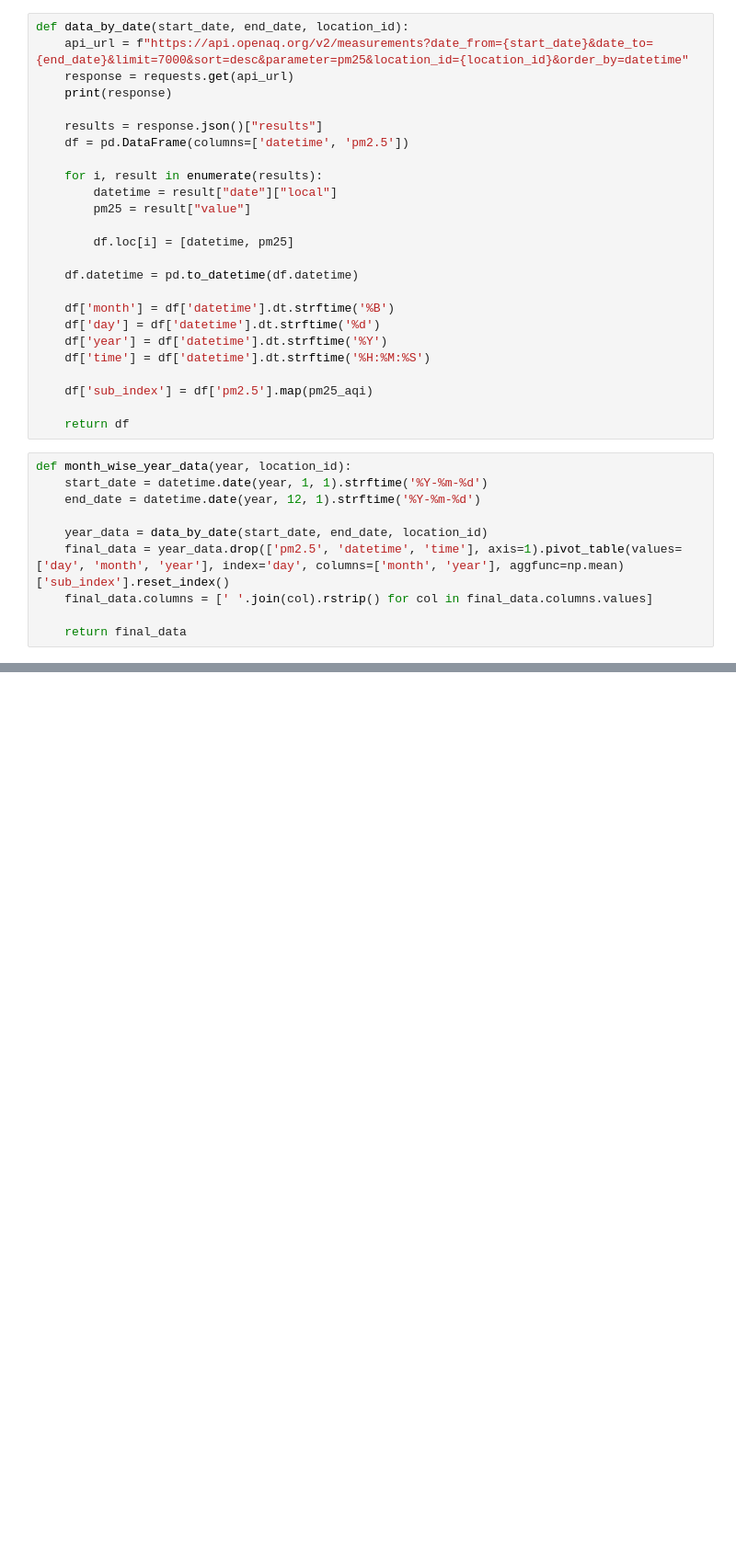
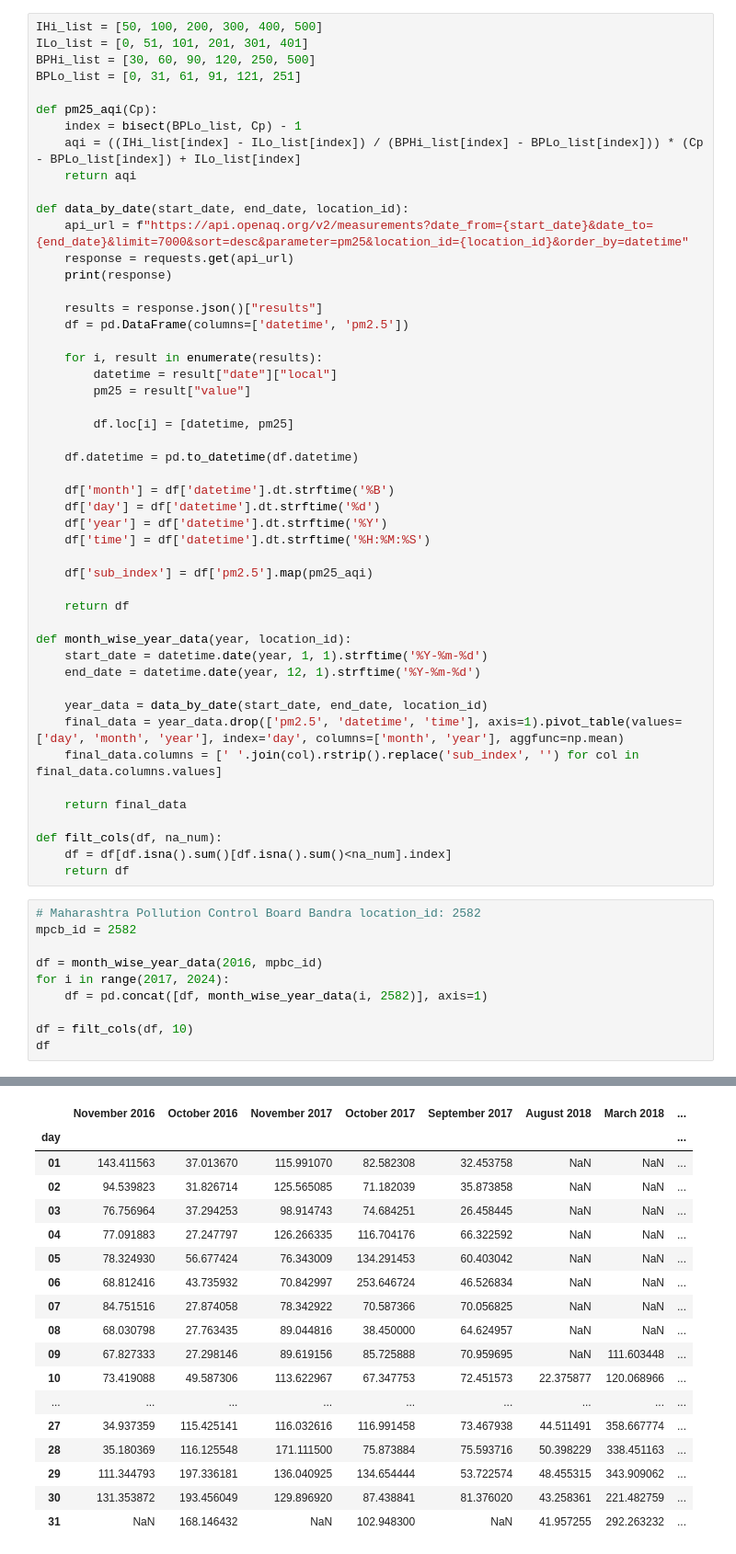
Before and after one commit to MercMayhem/Mumbai-Air-Pollution-analysis-and-AQI-forecasting, a Jupyter notebook: analysis.ipynb, the cells around one changed output, grey strips where cells are left out. Shown at 92% size. Cells and saved outputs as stored; diff of their text form; blank space fills up the shorter version.

```diff
--- a/analysis.ipynb
+++ b/analysis.ipynb
@@ -20,4 +12,14 @@ def pm25_aqi(Cp):
 # %%
+IHi_list = [50, 100, 200, 300, 400, 500]
+ILo_list = [0, 51, 101, 201, 301, 401]
+BPHi_list = [30, 60, 90, 120, 250, 500]
+BPLo_list = [0, 31, 61, 91, 121, 251]
+
+def pm25_aqi(Cp):
+    index = bisect(BPLo_list, Cp) - 1
+    aqi = ((IHi_list[index] - ILo_list[index]) / (BPHi_list[index] - BPLo_list[index])) * (Cp - BPLo_list[index]) + ILo_list[index]
+    return aqi
+
 def data_by_date(start_date, end_date, location_id):
     api_url = f"https://api.openaq.org/v2/measurements?date_from={start_date}&date_to={end_date}&limit=7000&sort=desc&parameter=pm25&location_id={location_id}&order_by=datetime"
     response = requests.get(api_url)
@@ -42,13 +44,28 @@ def data_by_date(start_date, end_date, location_id):
     df['sub_index'] = df['pm2.5'].map(pm25_aqi)
 
     return df
+
+def month_wise_year_data(year, location_id):
+    start_date = datetime.date(year, 1, 1).strftime('%Y-%m-%d')
+    end_date = datetime.date(year, 12, 1).strftime('%Y-%m-%d')
+
+    year_data = data_by_date(start_date, end_date, location_id)
+    final_data = year_data.drop(['pm2.5', 'datetime', 'time'], axis=1).pivot_table(values=['day', 'month', 'year'], index='day', columns=['month', 'year'], aggfunc=np.mean)
+    final_data.columns = [' '.join(col).rstrip().replace('sub_index', '') for col in final_data.columns.values]
+
+    return final_data
+
+def filt_cols(df, na_num):
+    df = df[df.isna().sum()[df.isna().sum()<na_num].index]
+    return df
-# %%
-def month_wise_year_data(year, location_id):
-    start_date = datetime.date(year, 1, 1).strftime('%Y-%m-%d')
-    end_date = datetime.date(year, 12, 1).strftime('%Y-%m-%d')
-
-    year_data = data_by_date(start_date, end_date, location_id)
-    final_data = year_data.drop(['pm2.5', 'datetime', 'time'], axis=1).pivot_table(values=['day', 'month', 'year'], index='day', columns=['month', 'year'], aggfunc=np.mean)['sub_index'].reset_index()
-    final_data.columns = [' '.join(col).rstrip() for col in final_data.columns.values]
-
-    return final_data
+# %%
+# Maharashtra Pollution Control Board Bandra location_id: 2582
+mpcb_id = 2582
+
+df = month_wise_year_data(2016, mpbc_id)
+for i in range(2017, 2024):
+    df = pd.concat([df, month_wise_year_data(i, 2582)], axis=1)
+
+df = filt_cols(df, 10)
+df
+# %% [output]
@@ -54,0 +85,18 @@ def month_wise_year_data(year, location_id):
+|  | November 2016 | October 2016 | November 2017 | October 2017 | September 2017 | August 2018 | March 2018 | ... |
+| day |  |  |  |  |  |  |  | ... |
+| 01 | 143.411563 | 37.013670 | 115.991070 | 82.582308 | 32.453758 | NaN | NaN | ... |
+| 02 | 94.539823 | 31.826714 | 125.565085 | 71.182039 | 35.873858 | NaN | NaN | ... |
+| 03 | 76.756964 | 37.294253 | 98.914743 | 74.684251 | 26.458445 | NaN | NaN | ... |
+| 04 | 77.091883 | 27.247797 | 126.266335 | 116.704176 | 66.322592 | NaN | NaN | ... |
+| 05 | 78.324930 | 56.677424 | 76.343009 | 134.291453 | 60.403042 | NaN | NaN | ... |
+| 06 | 68.812416 | 43.735932 | 70.842997 | 253.646724 | 46.526834 | NaN | NaN | ... |
+| 07 | 84.751516 | 27.874058 | 78.342922 | 70.587366 | 70.056825 | NaN | NaN | ... |
+| 08 | 68.030798 | 27.763435 | 89.044816 | 38.450000 | 64.624957 | NaN | NaN | ... |
+| 09 | 67.827333 | 27.298146 | 89.619156 | 85.725888 | 70.959695 | NaN | 111.603448 | ... |
+| 10 | 73.419088 | 49.587306 | 113.622967 | 67.347753 | 72.451573 | 22.375877 | 120.068966 | ... |
+| ... | ... | ... | ... | ... | ... | ... | ... | ... |
+| 27 | 34.937359 | 115.425141 | 116.032616 | 116.991458 | 73.467938 | 44.511491 | 358.667774 | ... |
+| 28 | 35.180369 | 116.125548 | 171.111500 | 75.873884 | 75.593716 | 50.398229 | 338.451163 | ... |
+| 29 | 111.344793 | 197.336181 | 136.040925 | 134.654444 | 53.722574 | 48.455315 | 343.909062 | ... |
+| 30 | 131.353872 | 193.456049 | 129.896920 | 87.438841 | 81.376020 | 43.258361 | 221.482759 | ... |
+| 31 | NaN | 168.146432 | NaN | 102.948300 | NaN | 41.957255 | 292.263232 | ... |
```
Also changed, not shown: parts of 6 cells of this notebook.
